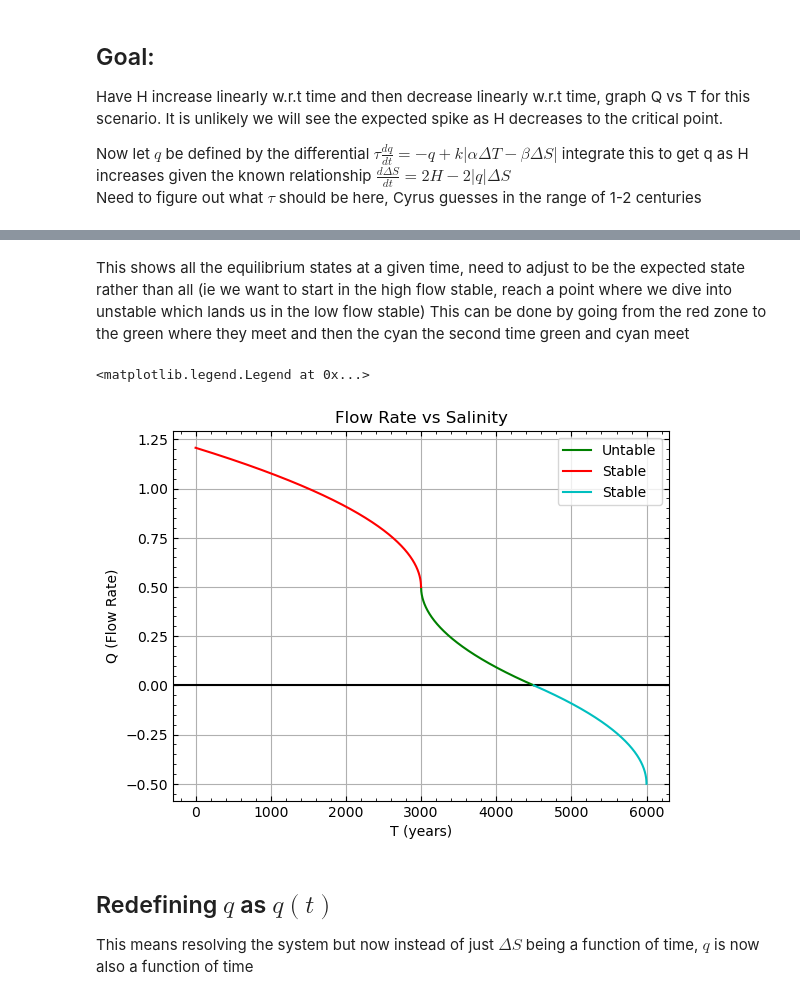
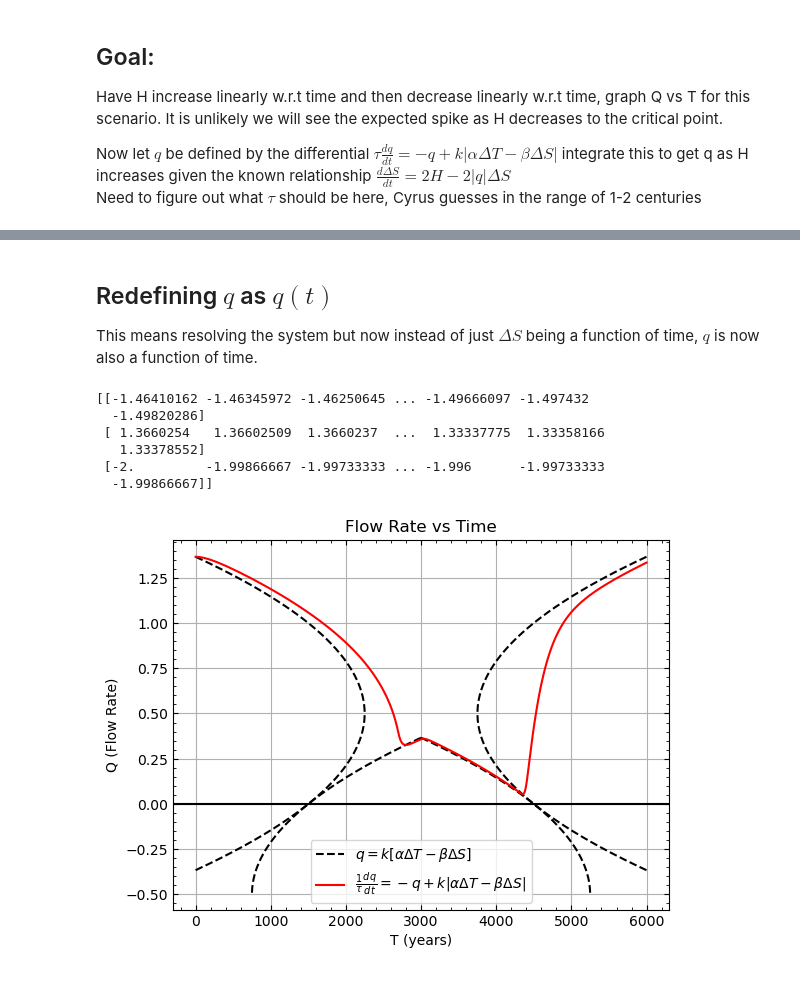
Before and after one commit to nsfuss/AMOC-Senior-Project, a Jupyter notebook: QvsT Modeling.ipynb, the cells around one changed output, grey strips where cells are left out. Drawn from its saved outputs; the diff is of its cells as text; code cells hidden in the pictures.

```diff
--- a/QvsT Modeling.ipynb
+++ b/QvsT Modeling.ipynb
@@ -44,34 +57,6 @@ plt.legend()
-# %% [markdown]
-This shows all the equilibrium states at a given time, need to adjust to be the expected state rather than all (ie we want to start in the high flow stable, reach a point where we dive into unstable which lands us in the low flow stable) This can be done by going from the red zone to the green where they meet and then the cyan the second time green and cyan meet
-# %%
-# Now it is obvious for the red zone we want exactly half the curve so:
-qRed = qs[1][:3000]
-tRed = time[:3000]
-
-# For the green section we start at 3000 and stop when H is 0 during its decreasing portion, this should be at 4500
-intersect = 4500
-qGreen = qs[0][3000:intersect]
-tGreen = time[3000:intersect]
-
-# Lastly for cyan we just go from 4500 to the end
-qCyan = qs[2][intersect:]
-tCyan = time[intersect:]
-
-plt.axhline(0,color='k')
-plt.plot(tGreen, qGreen, color='g',label='Untable')
-plt.plot(tRed, qRed, color='r',label='Stable')
-plt.plot(tCyan, qCyan, color='c',label='Stable')
-plt.title('Flow Rate vs Salinity')
-plt.xlabel('T (years)')
-plt.ylabel('Q (Flow Rate)')
-plt.grid()
-plt.legend()
-# %% [output]
-<matplotlib.legend.Legend at 0x...>
-[figure, removed]
 # %% [markdown]
 
 ## Redefining $q$ as $q(t)$
 
-This means resolving the system but now instead of just $\Delta S$ being a function of time, $q$ is now also a function of time
+This means resolving the system but now instead of just $\Delta S$ being a function of time, $q$ is now also a function of time.
 # %%
@@ -144,0 +85,41 @@ sol1_dec = integ.solve_ivp(dqdt1_dec, [0,3000], np.array([q0dec_1]), atol=1e-12,
+# %%
+n = 6000
+H_start = -2
+H_end = 2
+qinital = q0[0][0]
+DSinitial = dSi0 = Args[1]*Args[2] * (1/2 - np.sqrt(1/4 - H_start*Args[0]/(Args[3]*(Args[1]**2)*(Args[2]**2)))) / Args[0]
+
+y0 = np.array([DSinitial, qinital, H_start])
+
+sol = integ.solve_ivp(dqdtTest,(0,n),y0,atol=1e-12, rtol=1e-12, args=([Args, n, H_start, H_end]), t_eval=(np.arange(n)))
+print(sol.y)
+# %% [output]
+[[-1.46410162 -1.46345972 -1.46250645 ... -1.49666097 -1.497432
+  -1.49820286]
+ [ 1.3660254   1.36602509  1.3660237  ...  1.33337775  1.33358166
+   1.33378552]
+ [-2.         -1.99866667 -1.99733333 ... -1.996      -1.99733333
+  -1.99866667]]
+# %%
+
+
+plt.axhline(0, color='k')
+# Graphing the increasing and decreasing sections of calculations done with q = |
+
+plt.plot(times[0], q0[0] , color='k',ls='--',label=r'$q=k[\alpha \Delta T - \beta \Delta S]$')
+plt.plot(times[1], q0[1] , color='k',ls='--')
+plt.plot(times[2], q1[0], color='k',ls='--')
+plt.plot(times[3], q1[1], color='k',ls='--')
+plt.plot(times[4], q2[0], color='k',ls='--')
+plt.plot(times[5], q2[1], color='k',ls='--')
+
+plt.plot(sol.t, sol.y[1], color = 'r',label=r'$\frac{1}{\tau} \frac{dq}{dt}=-q + k|\alpha \Delta T - \beta \Delta S|$')
+#plt.xlim(1200,2000)
+plt.title('Flow Rate vs Time')
+plt.xlabel('T (years)')
+plt.ylabel('Q (Flow Rate)')
+plt.legend()
+plt.grid()
+#plt.legend()
+# %% [output]
+[figure, added]
```
Also changed, not shown: parts of 5 cells of this notebook, 1 other file.
